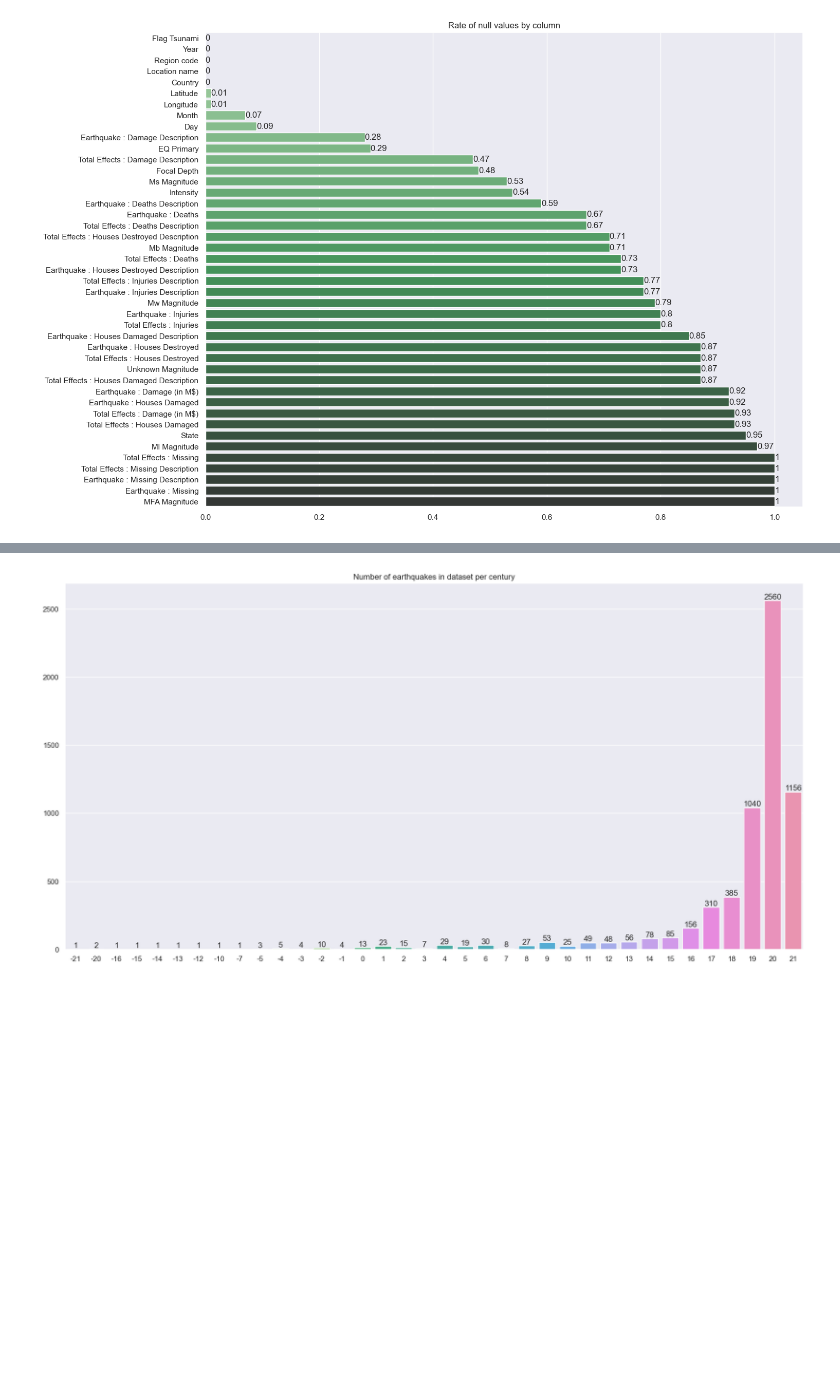
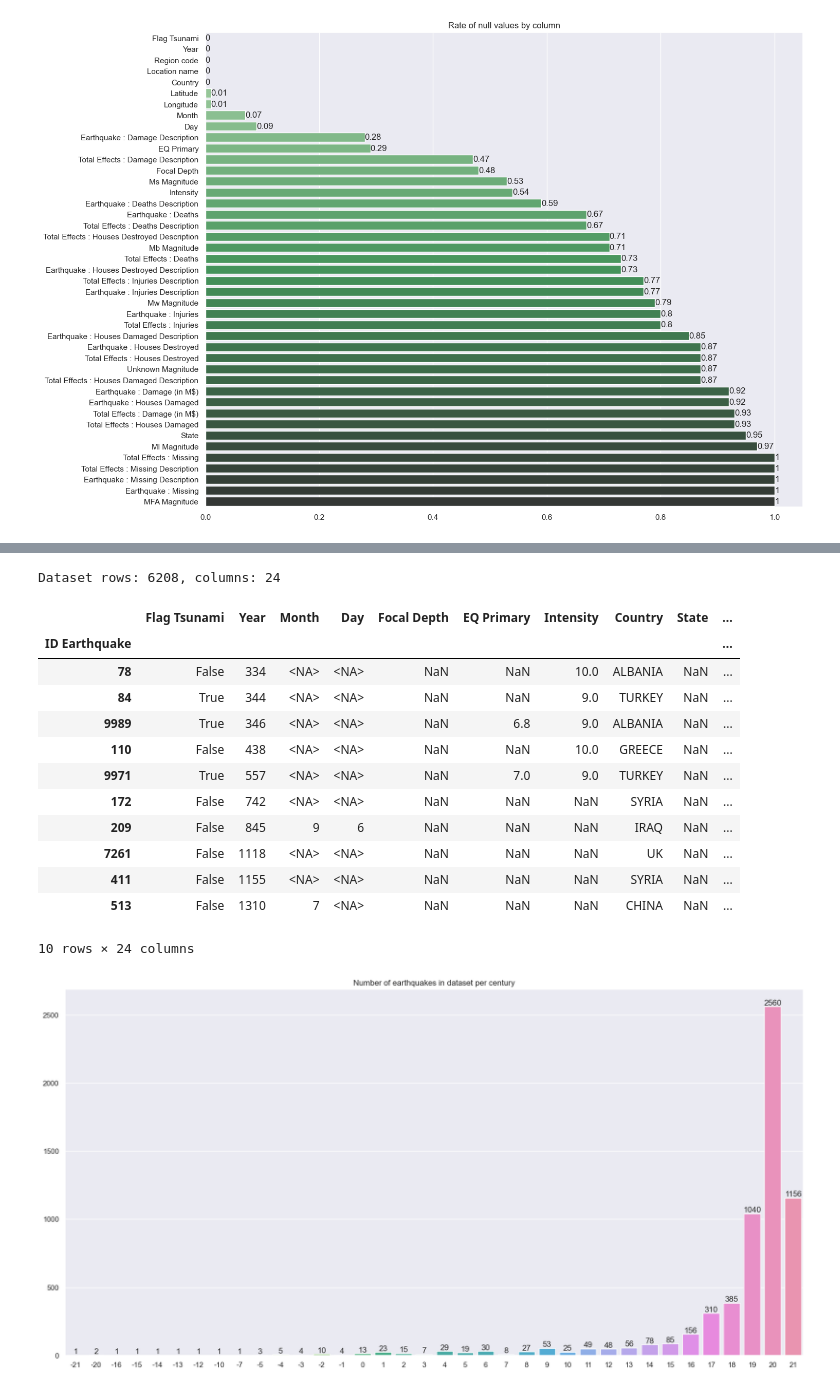
Before and after one commit to DejanGjer/Earthquakes-EDA, a Jupyter notebook: project.ipynb, the cells around one changed output, grey strips where cells are left out. Drawn from its saved outputs; the diff is of its cells as text; code cells hidden in the pictures; blank space fills up the shorter version.

```diff
--- a/project.ipynb
+++ b/project.ipynb
@@ -714,3 +795,44 @@ null_values_by_columns(data)
+# %%
+columns_to_drop = [
+    "Region code",
+    "Mw Magnitude",
+    "Ms Magnitude",
+    "Mb Magnitude",
+    "Ml Magnitude",
+    "MFA Magnitude",
+    "Unknown Magnitude",
+    "Total Effects : Deaths",
+    "Total Effects : Missing",
+    "Total Effects : Injuries",
+    "Total Effects : Damage (in M$)",
+    "Total Effects : Houses Destroyed",
+    "Total Effects : Houses Damaged",
+    "Total Effects : Deaths Description",
+    "Total Effects : Missing Description",
+    "Total Effects : Injuries Description",
+    "Total Effects : Damage Description",
+    "Total Effects : Houses Destroyed Description",
+    "Total Effects : Houses Damaged Description"
+]
+
+data = data.drop(columns=columns_to_drop)
+print(f"Dataset rows: {data.shape[0]}, columns: {data.shape[1]}")
+data.head(10)
+# %% [output]
+Dataset rows: 6208, columns: 24
+|  | Flag Tsunami | Year | Month | Day | Focal Depth | EQ Primary | Intensity | Country | State | ... |
+| ID Earthquake |  |  |  |  |  |  |  |  |  | ... |
+| 78 | False | 334 | <NA> | <NA> | NaN | NaN | 10.0 | ALBANIA | NaN | ... |
+| 84 | True | 344 | <NA> | <NA> | NaN | NaN | 9.0 | TURKEY | NaN | ... |
+| 9989 | True | 346 | <NA> | <NA> | NaN | 6.8 | 9.0 | ALBANIA | NaN | ... |
+| 110 | False | 438 | <NA> | <NA> | NaN | NaN | 10.0 | GREECE | NaN | ... |
+| 9971 | True | 557 | <NA> | <NA> | NaN | 7.0 | 9.0 | TURKEY | NaN | ... |
+| 172 | False | 742 | <NA> | <NA> | NaN | NaN | NaN | SYRIA | NaN | ... |
+| 209 | False | 845 | 9 | 6 | NaN | NaN | NaN | IRAQ | NaN | ... |
+| 7261 | False | 1118 | <NA> | <NA> | NaN | NaN | NaN | UK | NaN | ... |
+| 411 | False | 1155 | <NA> | <NA> | NaN | NaN | NaN | SYRIA | NaN | ... |
+| 513 | False | 1310 | 7 | <NA> | NaN | NaN | NaN | CHINA | NaN | ... |
+10 rows × 24 columns
 # %%
 # Count number of recorded significant earthquakes per century
 century = ((data["Year"] - 1) // 100 + 1).value_counts().sort_index()
```
Also changed, not shown: parts of 27 cells of this notebook.
